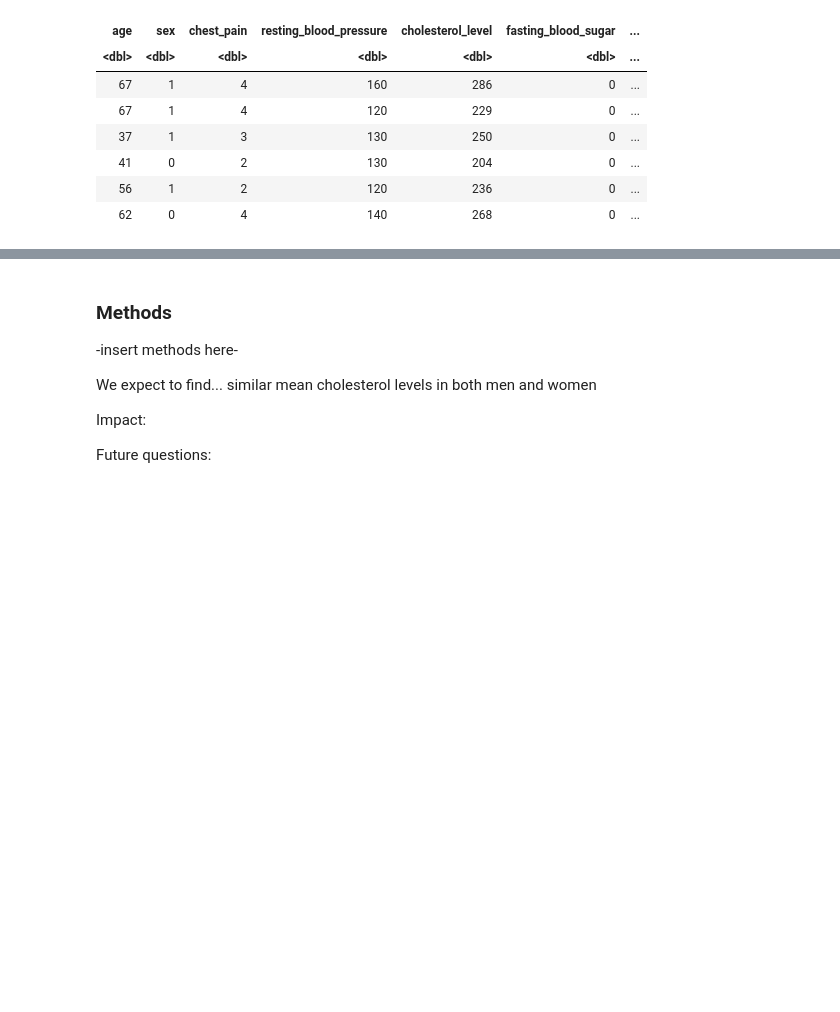
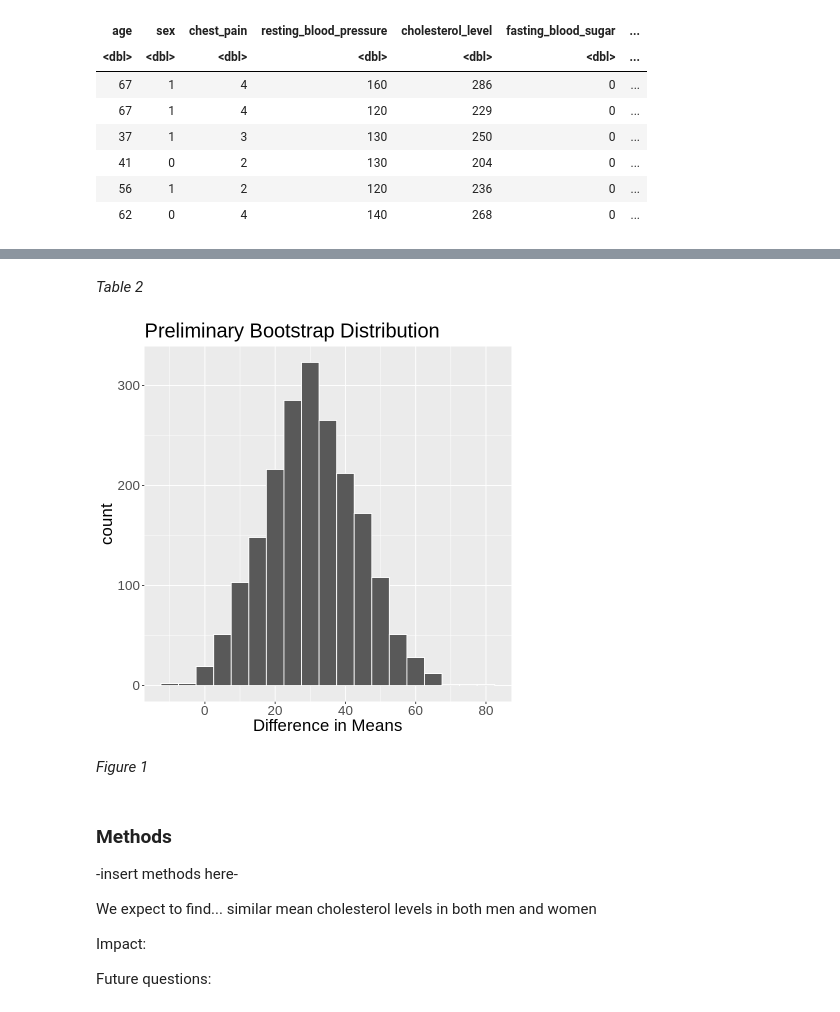
Before and after one commit to csserra3/cholesterol-heart-disease-analysis, a Jupyter notebook: project_proposal_group17.ipynb, the cells around one changed output, grey strips where cells are left out. Saved outputs shown, nothing was run; the diff lists cells and outputs as text; code cells hidden in the pictures; blank space fills up the shorter version.

Commit message:
Prelim data (to be edited)

```diff
--- a/project_proposal_group17.ipynb
+++ b/project_proposal_group17.ipynb
@@ -61,0 +73,10 @@ A tibble: 6 × 14
+# %%
+cleveland_heart$sex <- as.character(cleveland_heart$sex)
+cleveland_heart$sex[cleveland_heart$sex == "0"] <- "M"
+cleveland_heart$sex[cleveland_heart$sex == "1"] <- "F"
+
+prelim_tidy <- cleveland_heart %>%
+    filter(!diagnosis == 0) %>%
+    select(sex, cholesterol_level)
+
+head(prelim_tidy)
@@ -61,0 +95,7 @@ A tibble: 6 × 14
+# %%
+btsp <- prelim_tidy %>%
+    specify(formula = cholesterol_level ~ sex) %>%
+    generate(reps = 2000, type = "bootstrap") %>%
+    calculate(stat = "diff in means", order = c("M", "F"))
+
+head(btsp)
@@ -62,3 +112,18 @@ A tibble: 6 × 14
+# %% [markdown]
+*Table 2*
+# %%
+btsp_dist <- btsp %>%
+    ggplot() +
+        geom_histogram(aes(x = stat), binwidth = 5, color = "white") +
+        ggtitle("Preliminary Bootstrap Distribution") +
+        xlab("Difference in Means") +
+        theme(text = element_text(size = 20))
+
+btsp_dist
+# %% [output]
+[figure, added]
+# %% [markdown]
+*Figure 1*
 # %% [markdown]
 ### Methods
 
```
Also changed, not shown: parts of 5 cells of this notebook.
